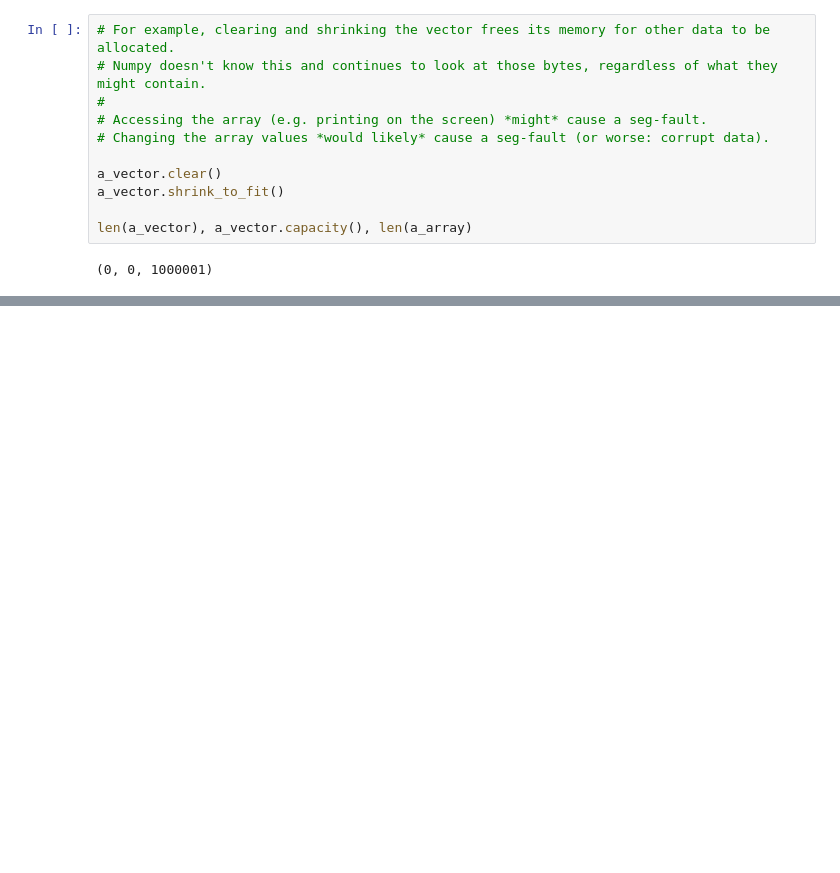
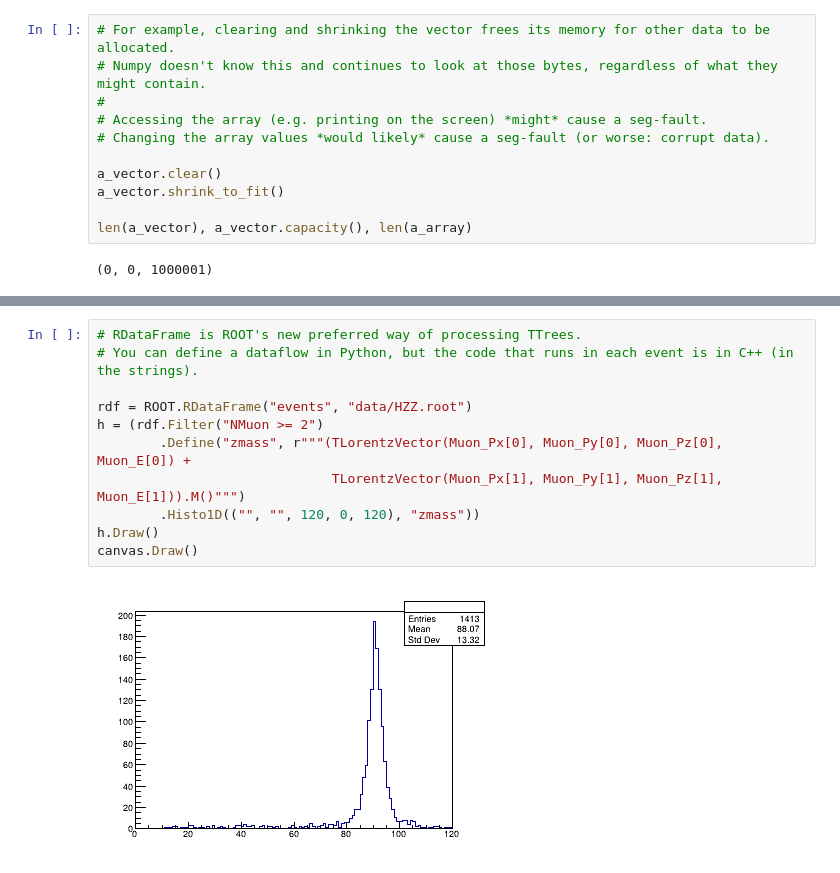
Before and after one commit to jpivarski-talks/2019-06-10-usatlas-argonne-python, a Jupyter notebook: 03-pyroot.ipynb, the cells around one changed output, grey strips where cells are left out. Cells and saved outputs as stored; diff of their text form; blank space fills up the shorter version.

```diff
--- a/03-pyroot.ipynb
+++ b/03-pyroot.ipynb
@@ -171,0 +300,13 @@ len(a_vector), a_vector.capacity(), len(a_array)
+# %%
+# RDataFrame is ROOT's new preferred way of processing TTrees.
+# You can define a dataflow in Python, but the code that runs in each event is in C++ (in the strings).
+
+rdf = ROOT.RDataFrame("events", "data/HZZ.root")
+h = (rdf.Filter("NMuon >= 2")
+        .Define("zmass", r"""(TLorentzVector(Muon_Px[0], Muon_Py[0], Muon_Pz[0], Muon_E[0]) +
+                              TLorentzVector(Muon_Px[1], Muon_Py[1], Muon_Pz[1], Muon_E[1])).M()""")
+        .Histo1D(("", "", 120, 0, 120), "zmass"))
+h.Draw()
+canvas.Draw()
+# %% [output]
+[figure, added]
```
Also changed, not shown: parts of 12 cells of this notebook, 3 other files.
